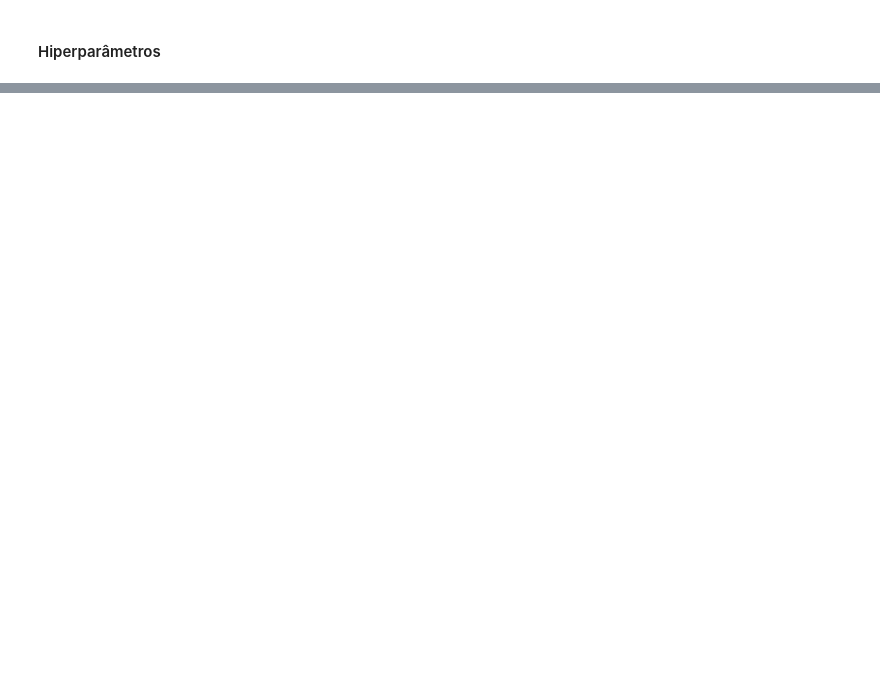
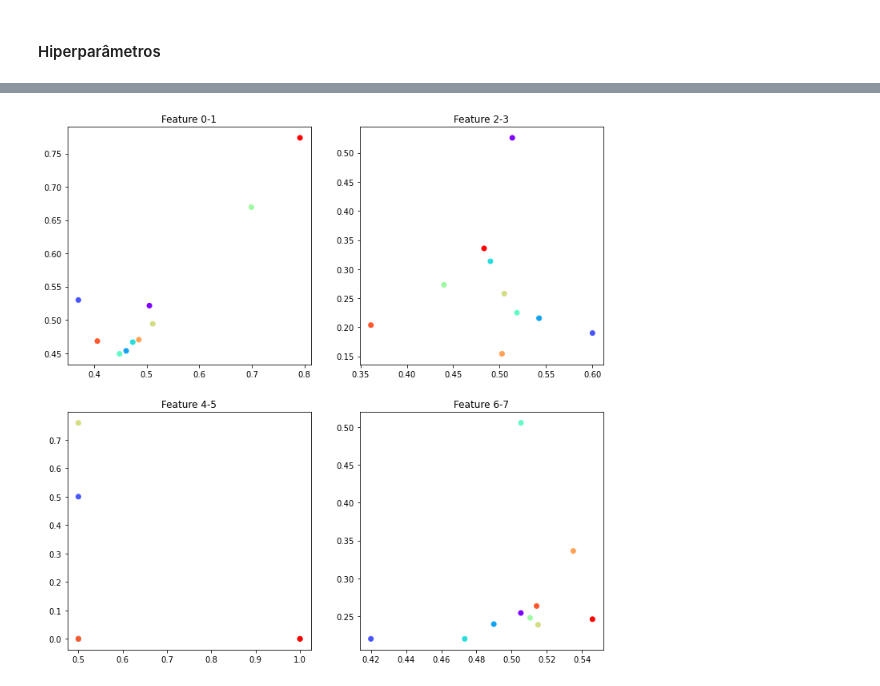
Before and after one commit to johnnyy/ML-EQUIPE-6, a Jupyter notebook: Questao1/FCM-DFCV.ipynb, the cells around one changed output, grey strips where cells are left out. Cells and saved outputs as stored; diff of their text form; code cells hidden in the pictures; blank space fills up the shorter version.

```diff
--- a/Questao1/FCM-DFCV.ipynb
+++ b/Questao1/FCM-DFCV.ipynb
@@ -347,0 +294,9 @@ Modified_Partition_Coefficient(U, K, N)
+# %%
+parameters = {
+    "m": [1.1, 1.6, 2.0],
+    "c": [10],
+    "T": [150],
+    "epsilon": [10e-10],
+    "rand_value_init_U": [1, 4, 7, 8, 9, 10, 11, 15, 50, 60, 65, 75, 24, 44, 80, 90] #15
+
+}
@@ -347,0 +414,9 @@ Modified_Partition_Coefficient(U, K, N)
+# %%
+best_i_trial = 8
+best_trial = study.trials[best_i_trial]
+#best_trial = study.best_trial
+# %%
+best_model = best_trial.user_attrs["model"]
+# %%
+U = best_model.U
+G = best_model.G
@@ -347,0 +442,4 @@ Modified_Partition_Coefficient(U, K, N)
+# %%
+best_model.plot(G)
+# %% [output]
+[figure, added]
```
Also changed, not shown: parts of 50 cells of this notebook.
